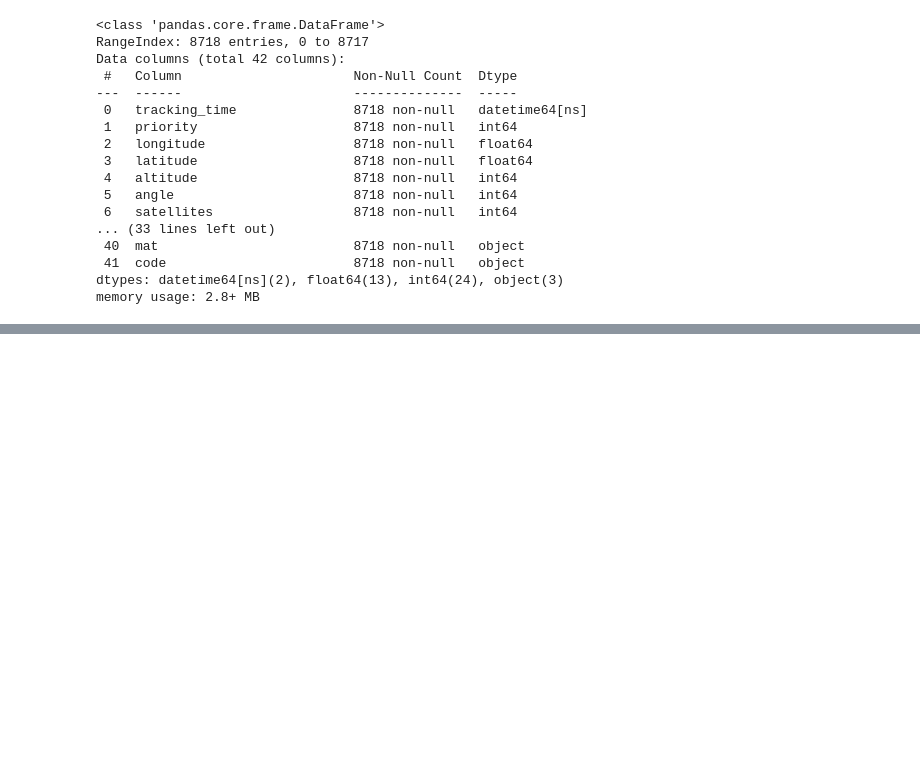
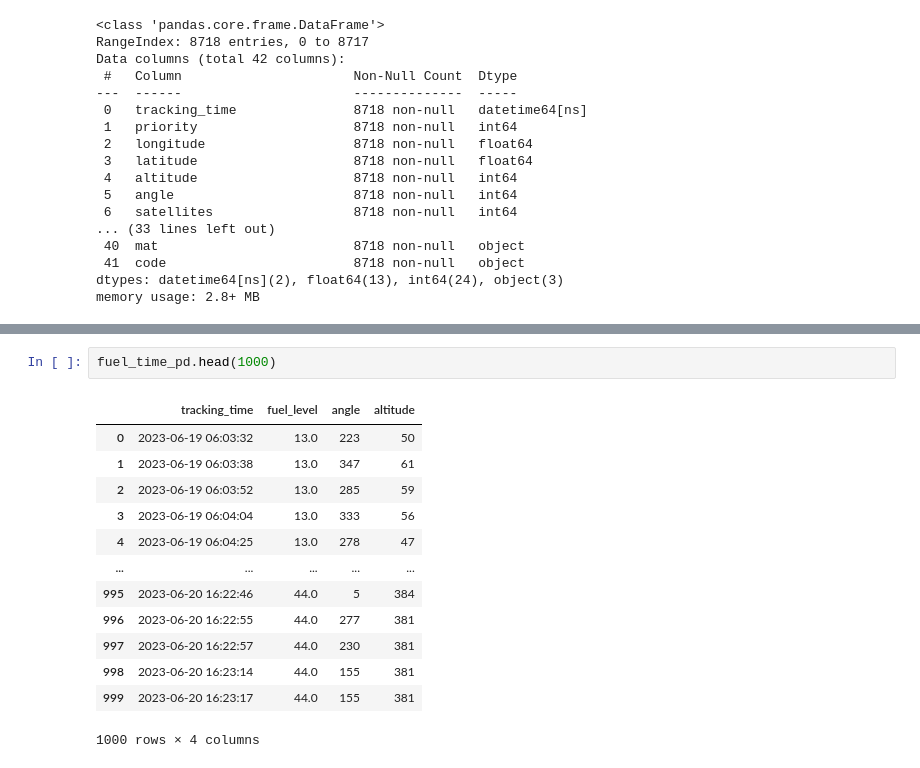
Before and after one commit to Elma-dev/fuel_calculation, a Jupyter notebook: fuel_calculation.ipynb, the cells around one changed output, grey strips where cells are left out. Saved outputs shown, nothing was run; the diff lists cells and outputs as text; blank space fills up the shorter version.

```diff
--- a/fuel_calculation.ipynb
+++ b/fuel_calculation.ipynb
@@ -70,0 +155,16 @@ px.line(data_frame=fuel_time_pd,x="tracking_time",y="size")
+# %%
+fuel_time_pd.head(1000)
+# %% [output]
+|  | tracking_time | fuel_level | angle | altitude |
+| 0 | 2023-06-19 06:03:32 | 13.0 | 223 | 50 |
+| 1 | 2023-06-19 06:03:38 | 13.0 | 347 | 61 |
+| 2 | 2023-06-19 06:03:52 | 13.0 | 285 | 59 |
+| 3 | 2023-06-19 06:04:04 | 13.0 | 333 | 56 |
+| 4 | 2023-06-19 06:04:25 | 13.0 | 278 | 47 |
+| ... | ... | ... | ... | ... |
+| 995 | 2023-06-20 16:22:46 | 44.0 | 5 | 384 |
+| 996 | 2023-06-20 16:22:55 | 44.0 | 277 | 381 |
+| 997 | 2023-06-20 16:22:57 | 44.0 | 230 | 381 |
+| 998 | 2023-06-20 16:23:14 | 44.0 | 155 | 381 |
+| 999 | 2023-06-20 16:23:17 | 44.0 | 155 | 381 |
+1000 rows × 4 columns
```
Also changed, not shown: parts of 26 cells of this notebook.
